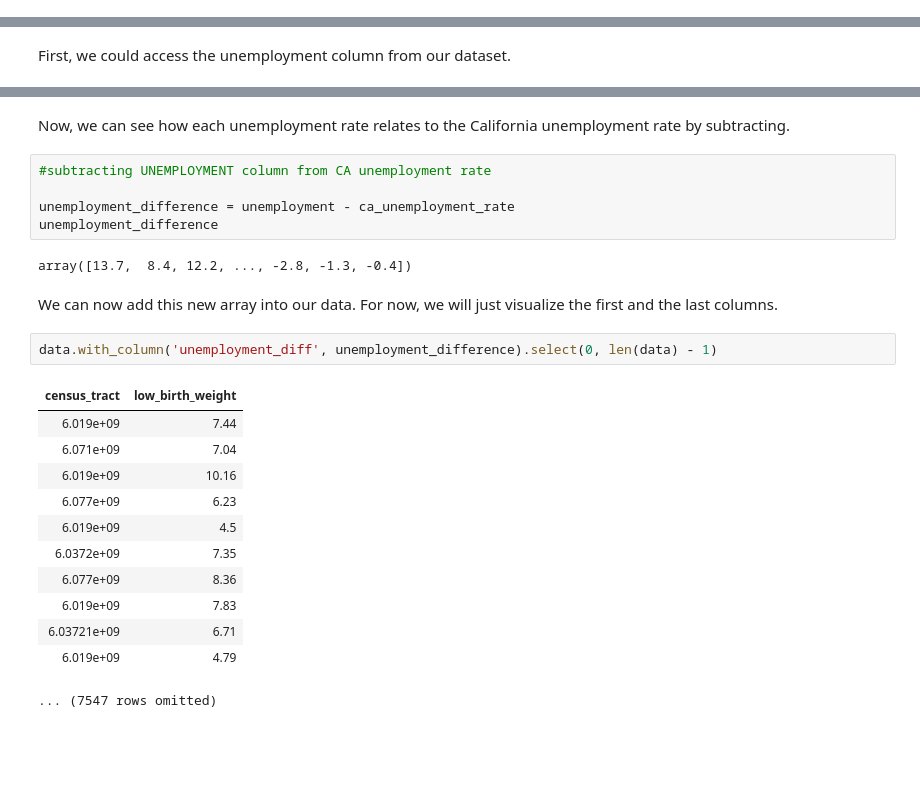
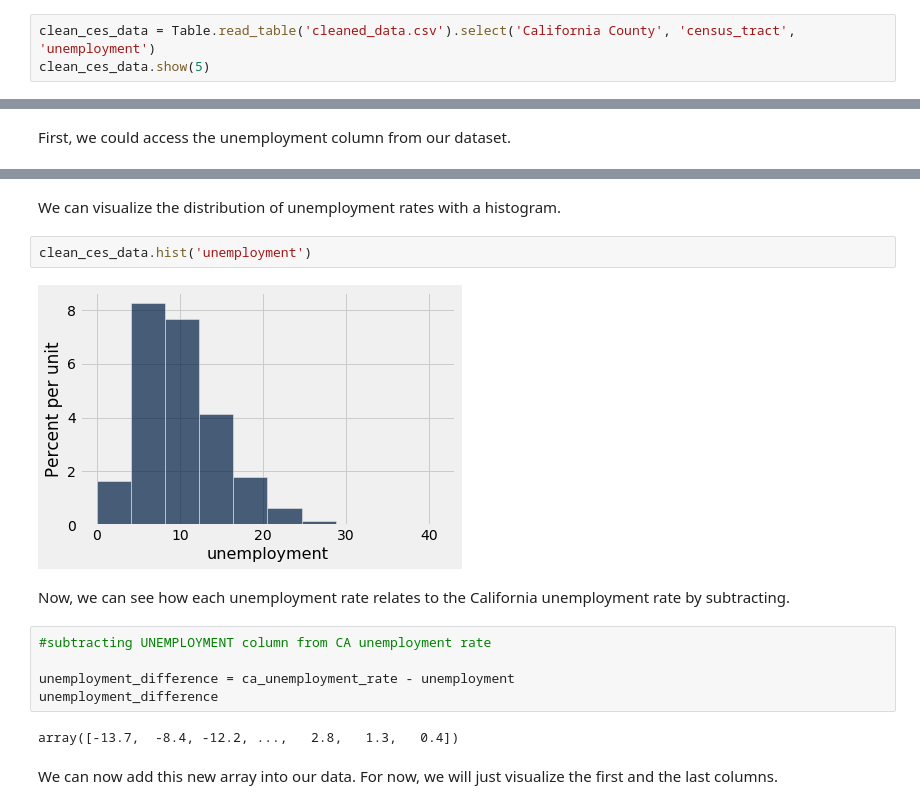
Before and after one commit to ds-modules/course-assets, a Jupyter notebook: materials/su20/Chapter 5/Chapter 5.ipynb, the cells around one changed output, grey strips where cells are left out. Cells and saved outputs as stored; diff of their text form; blank space fills up the shorter version.

```diff
--- a/materials/su20/Chapter 5/Chapter 5.ipynb
+++ b/materials/su20/Chapter 5/Chapter 5.ipynb
@@ -22,0 +37,3 @@ data.show(3)
+# %%
+clean_ces_data = Table.read_table('cleaned_data.csv').select('California County', 'census_tract', 'unemployment')
+clean_ces_data.show(5)
@@ -31,29 +56,20 @@ unemployment = data.column('unemployment')
 unemployment
 # %% [output]
 array([17.6, 12.3, 16.1, ...,  1.1,  2.6,  3.5])
+# %% [markdown]
+We can visualize the distribution of unemployment rates with a histogram.
+# %%
+clean_ces_data.hist('unemployment')
+# %% [output]
+[figure, added]
 # %% [markdown]
 Now, we can see how each unemployment rate relates to the California unemployment rate by subtracting.
 # %%
 #subtracting UNEMPLOYMENT column from CA unemployment rate
 
-unemployment_difference = unemployment - ca_unemployment_rate
+unemployment_difference = ca_unemployment_rate - unemployment
 unemployment_difference
 # %% [output]
-array([13.7,  8.4, 12.2, ..., -2.8, -1.3, -0.4])
+array([-13.7,  -8.4, -12.2, ...,   2.8,   1.3,   0.4])
 # %% [markdown]
 We can now add this new array into our data. For now, we will just visualize the first and the last columns.
-# %%
-data.with_column('unemployment_diff', unemployment_difference).select(0, len(data) - 1)
-# %% [output]
-| census_tract | low_birth_weight |
-| 6.019e+09 | 7.44 |
-| 6.071e+09 | 7.04 |
-| 6.019e+09 | 10.16 |
-| 6.077e+09 | 6.23 |
-| 6.019e+09 | 4.5 |
-| 6.0372e+09 | 7.35 |
-| 6.077e+09 | 8.36 |
-| 6.019e+09 | 7.83 |
-| 6.03721e+09 | 6.71 |
-| 6.019e+09 | 4.79 |
-... (7547 rows omitted)
```
Also changed, not shown: parts of 11 cells of this notebook, 8 other files.
